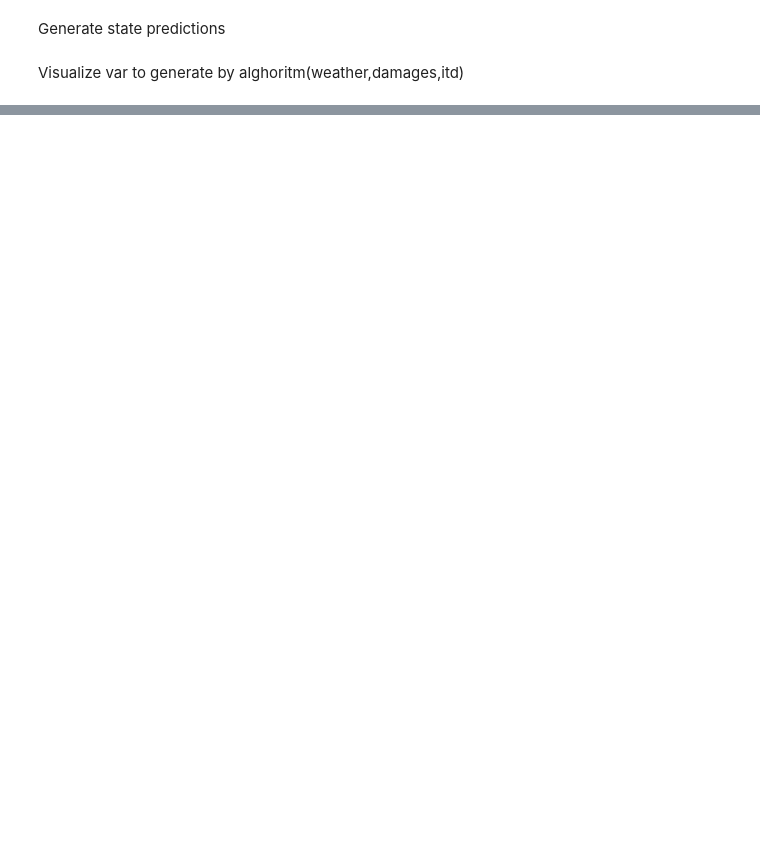
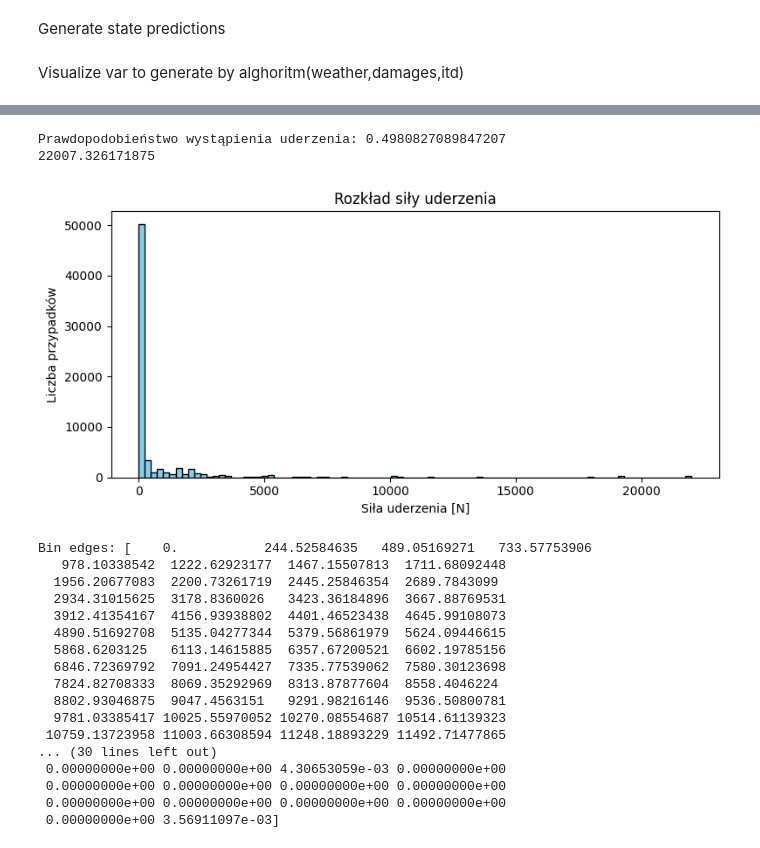
Before and after one commit to pawelzeja098/Race-optimization-reinforcement-learning, a Jupyter notebook: ai/LSTMstate_predictor.ipynb, the cells around one changed output, grey strips where cells are left out. Drawn from its saved outputs; the diff is of its cells as text; code cells hidden in the pictures; blank space fills up the shorter version.

```diff
--- a/ai/LSTMstate_predictor.ipynb
+++ b/ai/LSTMstate_predictor.ipynb
@@ -652,39 +1113,70 @@ for i in range(1, len(race)):
         print(f"Sektor zmienił się na {sector[i]} przy dystansie {lap_distance[i]}")
 # %%
 impact_magnitudes = []
-
+not_zero_impacts = 0
 for race in data:
     race = np.array(race)
     # Zakładam, że mLastImpactMagnitude to jedna z ostatnich 24 cech, np. indeks 1
-    impact_magnitudes.extend(race[:, -23])  # -23 jeśli to druga cecha z końca, popraw jeśli inny indeks
+    impact_magnitudes.extend(race[:, -26])  # -23 jeśli to druga cecha z końca, popraw jeśli inny indeks
+
+
+for magnitude in impact_magnitudes:
+    if magnitude > 0:
+        not_zero_impacts += 1
+
+
+prob_imp = not_zero_impacts / len(impact_magnitudes)
+print("Prawdopodobieństwo wystąpienia uderzenia:", prob_imp)
 
 impact_magnitudes = np.array(impact_magnitudes)
 
+print(max(impact_magnitudes))
 plt.figure(figsize=(8, 4))
 plt.hist(impact_magnitudes, bins=90, color='skyblue', edgecolor='black')
-plt.title("Rozkład siły uderzenia (mLastImpactMagnitude)")
-plt.xlabel("Siła uderzenia")
+plt.title("Rozkład siły uderzenia")
+plt.xlabel("Siła uderzenia [N]")
 plt.ylabel("Liczba przypadków")
 plt.tight_layout()
 plt.show()
 
 
 # Zbierz wszystkie wartości siły uderzenia
 impact_magnitudes = []
 for race in data:
     race = np.array(race)
-    impact_magnitudes.extend(race[:, -23])  # -23 jeśli to druga cecha z końca
+    impact_magnitudes.extend(race[:, -26])  # -26 jeśli to druga cecha z końca
 
 impact_magnitudes = np.array(impact_magnitudes)
 
 # Policz histogram (np. 20 przedziałów)
 hist, bin_edges = np.histogram(impact_magnitudes, bins=90, density=True)
 print("Bin edges:", bin_edges)
 probabilities = hist / hist.sum()  # prawdopodobieństwa dla każdego przedziału
 print(probabilities)
 
 np.save('E:/pracadyp/Race-optimization-reinforcement-learning/data/probabilities_impact/probabilities.npy', probabilities)
 np.save('E:/pracadyp/Race-optimization-reinforcement-learning/data/probabilities_impact/bin_edges.npy', bin_edges)
+# %% [output]
+Prawdopodobieństwo wystąpienia uderzenia: 0.4980827089847207
+22007.326171875
+[figure, added]
+Bin edges: [    0.           244.52584635   489.05169271   733.57753906
+   978.10338542  1222.62923177  1467.15507813  1711.68092448
+  1956.20677083  2200.73261719  2445.25846354  2689.7843099
+  2934.31015625  3178.8360026   3423.36184896  3667.88769531
+  3912.41354167  4156.93938802  4401.46523438  4645.99108073
+  4890.51692708  5135.04277344  5379.56861979  5624.09446615
+  5868.6203125   6113.14615885  6357.67200521  6602.19785156
+  6846.72369792  7091.24954427  7335.77539062  7580.30123698
+  7824.82708333  8069.35292969  8313.87877604  8558.4046224
+  8802.93046875  9047.4563151   9291.98216146  9536.50800781
+  9781.03385417 10025.55970052 10270.08554687 10514.61139323
+ 10759.13723958 11003.66308594 11248.18893229 11492.71477865
+... (30 lines left out)
+ 0.00000000e+00 0.00000000e+00 4.30653059e-03 0.00000000e+00
+ 0.00000000e+00 0.00000000e+00 0.00000000e+00 0.00000000e+00
+ 0.00000000e+00 0.00000000e+00 0.00000000e+00 0.00000000e+00
+ 0.00000000e+00 3.56911097e-03]
 # %%
 data = load_data_from_db()
 num_features = 36
```
Also changed, not shown: parts of 8 cells of this notebook, 17 other files.
